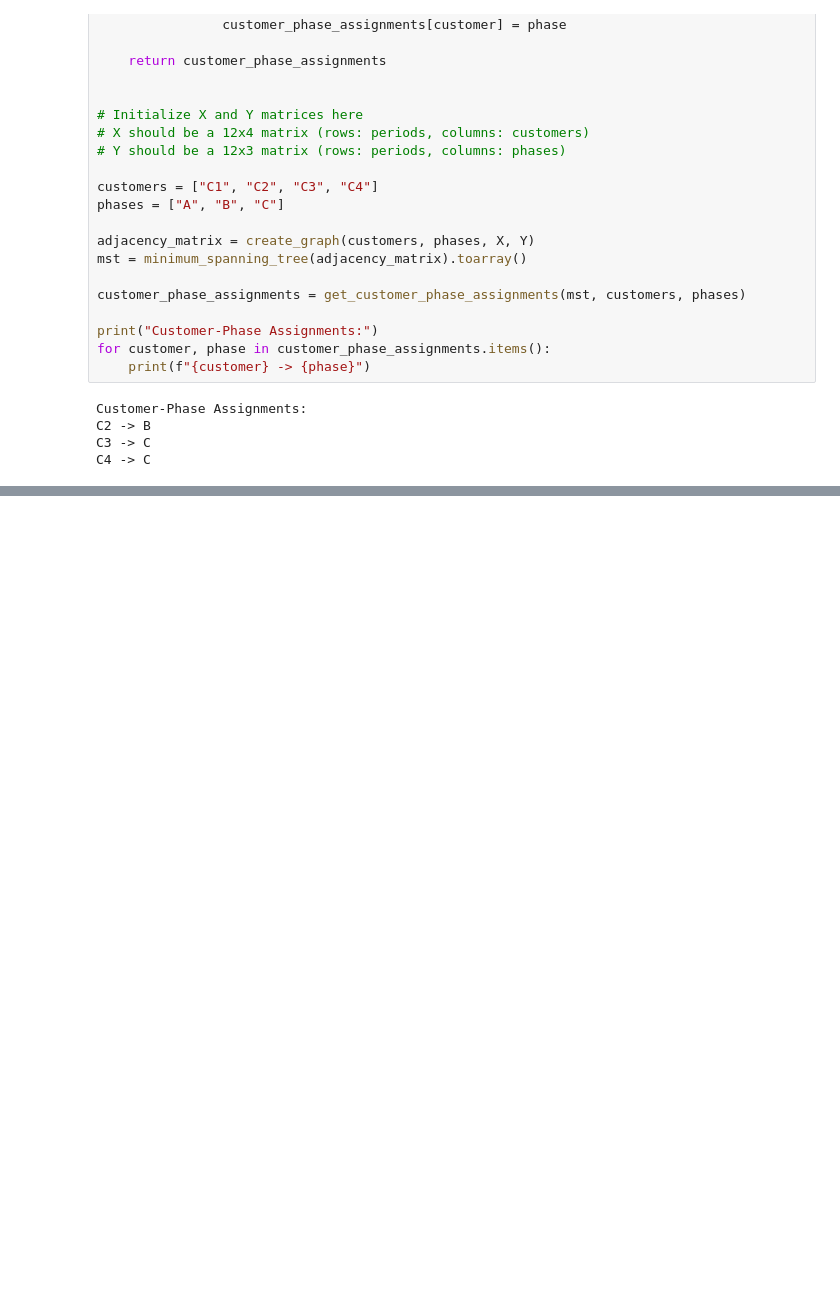
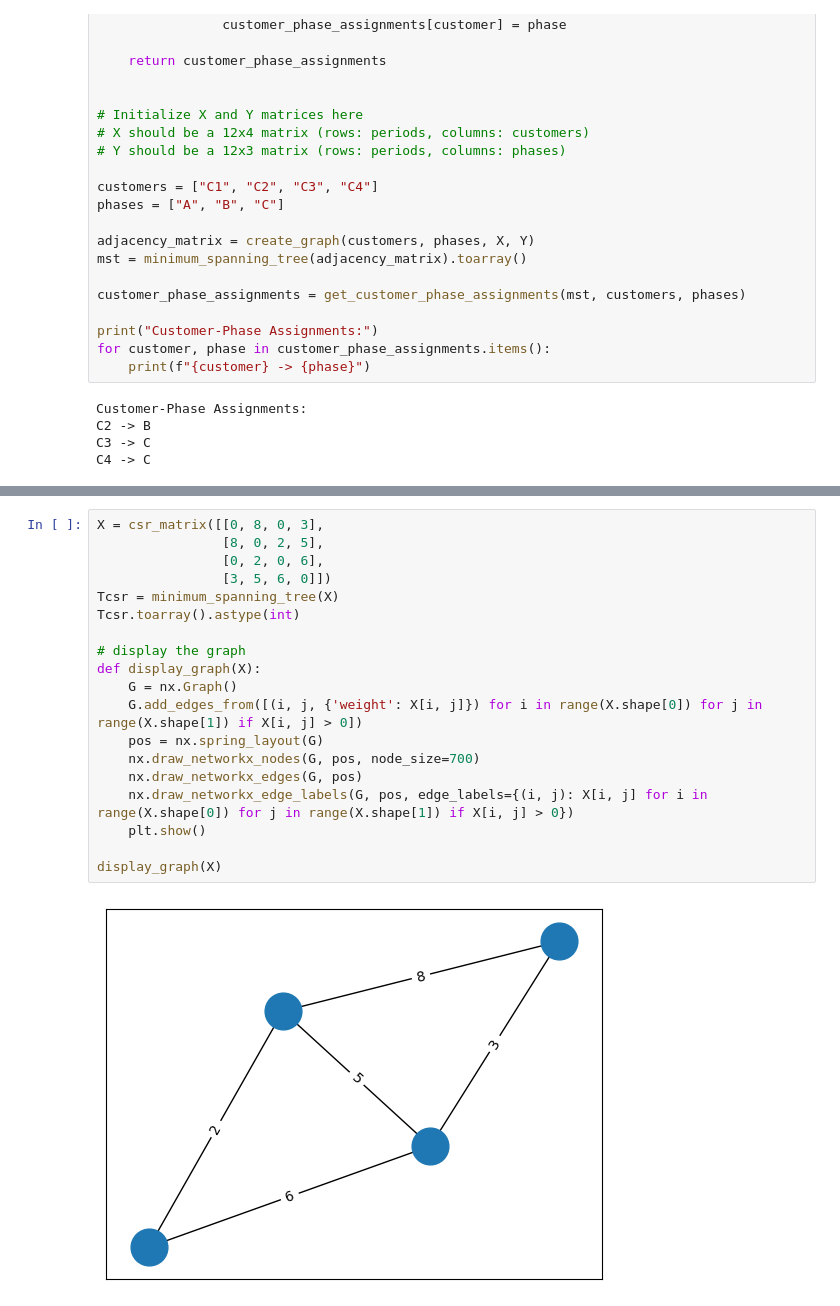
Before and after one commit to leobt23/ADRI, a Jupyter notebook: Projets_final/final1/Class1_FINAL.ipynb, the cells around one changed output, grey strips where cells are left out. Cells and saved outputs as stored; diff of their text form; blank space fills up the shorter version.

```diff
--- a/Projets_final/final1/Class1_FINAL.ipynb
+++ b/Projets_final/final1/Class1_FINAL.ipynb
@@ -818,0 +674,21 @@ A - C4
+# %%
+X = csr_matrix([[0, 8, 0, 3],
+                [8, 0, 2, 5],
+                [0, 2, 0, 6],
+                [3, 5, 6, 0]])
+Tcsr = minimum_spanning_tree(X)
+Tcsr.toarray().astype(int)
+
+# display the graph
+def display_graph(X):
+    G = nx.Graph()
+    G.add_edges_from([(i, j, {'weight': X[i, j]}) for i in range(X.shape[0]) for j in range(X.shape[1]) if X[i, j] > 0])
+    pos = nx.spring_layout(G)
+    nx.draw_networkx_nodes(G, pos, node_size=700)
+    nx.draw_networkx_edges(G, pos)
+    nx.draw_networkx_edge_labels(G, pos, edge_labels={(i, j): X[i, j] for i in range(X.shape[0]) for j in range(X.shape[1]) if X[i, j] > 0})
+    plt.show()
+
+display_graph(X)
+# %% [output]
+[figure, added]
```
Also changed, not shown: parts of 4 cells of this notebook.
